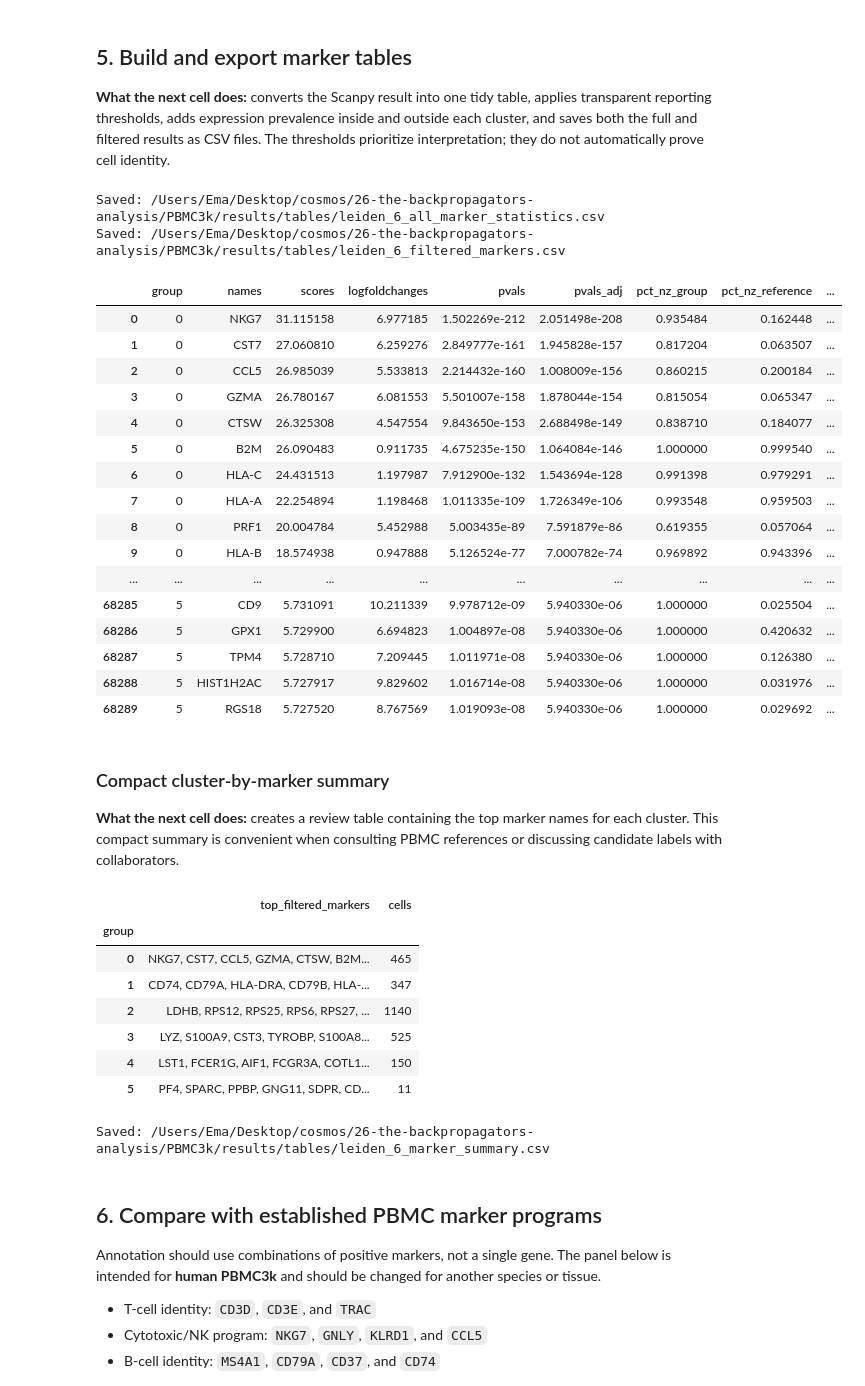
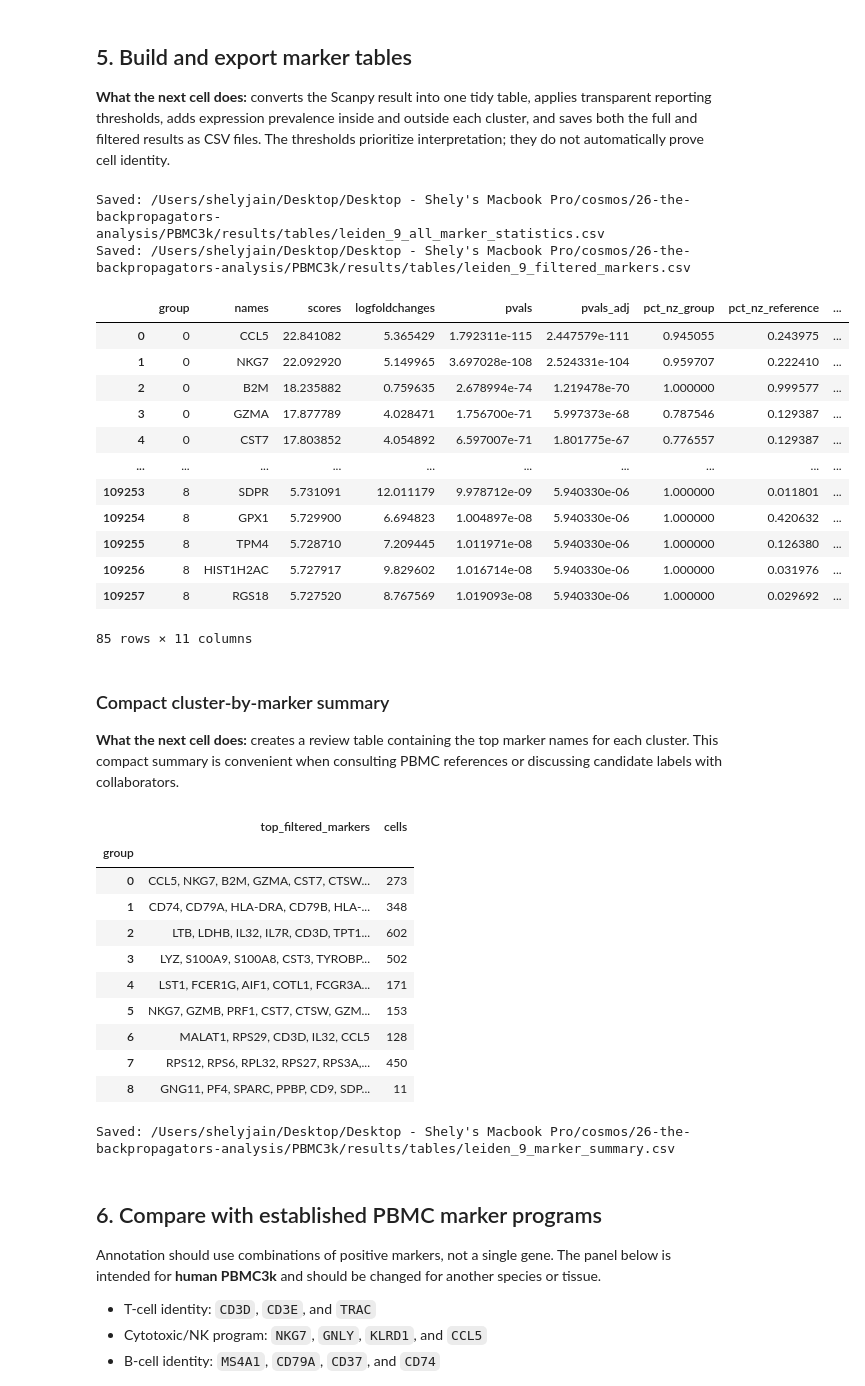
Before and after one commit to ucd-cosmos-data/26-the-backpropagators-analysis, a Jupyter notebook: PBMC3k/notebooks/04_marker_gene_discovery.ipynb, the cells around one changed output. Drawn from its saved outputs; the diff is of its cells as text; code cells hidden in the pictures.

```diff
--- a/PBMC3k/notebooks/04_marker_gene_discovery.ipynb
+++ b/PBMC3k/notebooks/04_marker_gene_discovery.ipynb
@@ -233,53 +236,49 @@ for cluster in cluster_names:
             "group": cluster_string,
             "names": gene,
             "fraction_expressing_in_cluster": pts.loc[gene, cluster],
             "fraction_expressing_outside_cluster": pts_rest.loc[gene, cluster],
         })
 
 prevalence = pd.DataFrame(prevalence_rows)
 all_markers = all_markers.merge(prevalence, on=["group", "names"], how="left")
 all_markers["expression_fraction_gap"] = (
     all_markers["fraction_expressing_in_cluster"]
     - all_markers["fraction_expressing_outside_cluster"]
 )
 
 filtered_markers = all_markers.loc[
     (all_markers["pvals_adj"] < MAX_ADJUSTED_P_VALUE)
     & (all_markers["logfoldchanges"] > MIN_LOG2_FOLD_CHANGE)
     & (all_markers["fraction_expressing_in_cluster"] >= 0.25)
 ].copy()
 filtered_markers = filtered_markers.sort_values(
     ["group", "scores"], ascending=[True, False]
 )
 
-full_marker_path = TABLES / "leiden_6_all_marker_statistics.csv"
-filtered_marker_path = TABLES / "leiden_6_filtered_markers.csv"
+full_marker_path = TABLES / "leiden_9_all_marker_statistics.csv"
+filtered_marker_path = TABLES / "leiden_9_filtered_markers.csv"
 all_markers.to_csv(full_marker_path, index=False)
 filtered_markers.to_csv(filtered_marker_path, index=False)
 
 print("Saved:", full_marker_path)
 print("Saved:", filtered_marker_path)
 display(filtered_markers.groupby("group", observed=True).head(10))
 # %% [output]
-Saved: /Users/Ema/Desktop/cosmos/26-the-backpropagators-analysis/PBMC3k/results/tables/leiden_6_all_marker_statistics.csv
-Saved: /Users/Ema/Desktop/cosmos/26-the-backpropagators-analysis/PBMC3k/results/tables/leiden_6_filtered_markers.csv
+Saved: /Users/shelyjain/Desktop/Desktop - Shely's Macbook Pro/cosmos/26-the-backpropagators-analysis/PBMC3k/results/tables/leiden_9_all_marker_statistics.csv
+Saved: /Users/shelyjain/Desktop/Desktop - Shely's Macbook Pro/cosmos/26-the-backpropagators-analysis/PBMC3k/results/tables/leiden_9_filtered_markers.csv
 |  | group | names | scores | logfoldchanges | pvals | pvals_adj | pct_nz_group | pct_nz_reference | ... |
-| 0 | 0 | NKG7 | 31.115158 | 6.977185 | 1.502269e-212 | 2.051498e-208 | 0.935484 | 0.162448 | ... |
-| 1 | 0 | CST7 | 27.060810 | 6.259276 | 2.849777e-161 | 1.945828e-157 | 0.817204 | 0.063507 | ... |
-| 2 | 0 | CCL5 | 26.985039 | 5.533813 | 2.214432e-160 | 1.008009e-156 | 0.860215 | 0.200184 | ... |
-| 3 | 0 | GZMA | 26.780167 | 6.081553 | 5.501007e-158 | 1.878044e-154 | 0.815054 | 0.065347 | ... |
-| 4 | 0 | CTSW | 26.325308 | 4.547554 | 9.843650e-153 | 2.688498e-149 | 0.838710 | 0.184077 | ... |
-| 5 | 0 | B2M | 26.090483 | 0.911735 | 4.675235e-150 | 1.064084e-146 | 1.000000 | 0.999540 | ... |
-| 6 | 0 | HLA-C | 24.431513 | 1.197987 | 7.912900e-132 | 1.543694e-128 | 0.991398 | 0.979291 | ... |
-| 7 | 0 | HLA-A | 22.254894 | 1.198468 | 1.011335e-109 | 1.726349e-106 | 0.993548 | 0.959503 | ... |
-| 8 | 0 | PRF1 | 20.004784 | 5.452988 | 5.003435e-89 | 7.591879e-86 | 0.619355 | 0.057064 | ... |
-| 9 | 0 | HLA-B | 18.574938 | 0.947888 | 5.126524e-77 | 7.000782e-74 | 0.969892 | 0.943396 | ... |
+| 0 | 0 | CCL5 | 22.841082 | 5.365429 | 1.792311e-115 | 2.447579e-111 | 0.945055 | 0.243975 | ... |
+| 1 | 0 | NKG7 | 22.092920 | 5.149965 | 3.697028e-108 | 2.524331e-104 | 0.959707 | 0.222410 | ... |
+| 2 | 0 | B2M | 18.235882 | 0.759635 | 2.678994e-74 | 1.219478e-70 | 1.000000 | 0.999577 | ... |
+| 3 | 0 | GZMA | 17.877789 | 4.028471 | 1.756700e-71 | 5.997373e-68 | 0.787546 | 0.129387 | ... |
+| 4 | 0 | CST7 | 17.803852 | 4.054892 | 6.597007e-71 | 1.801775e-67 | 0.776557 | 0.129387 | ... |
 | ... | ... | ... | ... | ... | ... | ... | ... | ... | ... |
-| 68285 | 5 | CD9 | 5.731091 | 10.211339 | 9.978712e-09 | 5.940330e-06 | 1.000000 | 0.025504 | ... |
-| 68286 | 5 | GPX1 | 5.729900 | 6.694823 | 1.004897e-08 | 5.940330e-06 | 1.000000 | 0.420632 | ... |
-| 68287 | 5 | TPM4 | 5.728710 | 7.209445 | 1.011971e-08 | 5.940330e-06 | 1.000000 | 0.126380 | ... |
-| 68288 | 5 | HIST1H2AC | 5.727917 | 9.829602 | 1.016714e-08 | 5.940330e-06 | 1.000000 | 0.031976 | ... |
-| 68289 | 5 | RGS18 | 5.727520 | 8.767569 | 1.019093e-08 | 5.940330e-06 | 1.000000 | 0.029692 | ... |
+| 109253 | 8 | SDPR | 5.731091 | 12.011179 | 9.978712e-09 | 5.940330e-06 | 1.000000 | 0.011801 | ... |
+| 109254 | 8 | GPX1 | 5.729900 | 6.694823 | 1.004897e-08 | 5.940330e-06 | 1.000000 | 0.420632 | ... |
+| 109255 | 8 | TPM4 | 5.728710 | 7.209445 | 1.011971e-08 | 5.940330e-06 | 1.000000 | 0.126380 | ... |
+| 109256 | 8 | HIST1H2AC | 5.727917 | 9.829602 | 1.016714e-08 | 5.940330e-06 | 1.000000 | 0.031976 | ... |
+| 109257 | 8 | RGS18 | 5.727520 | 8.767569 | 1.019093e-08 | 5.940330e-06 | 1.000000 | 0.029692 | ... |
+85 rows × 11 columns
 # %% [markdown]
 ### Compact cluster-by-marker summary
 
@@ -297,19 +296,22 @@ cluster_marker_summary["cells"] = [
 ]
 display(cluster_marker_summary)
 
-summary_path = TABLES / "leiden_6_marker_summary.csv"
+summary_path = TABLES / "leiden_9_marker_summary.csv"
 cluster_marker_summary.to_csv(summary_path)
 print("Saved:", summary_path)
 # %% [output]
 |  | top_filtered_markers | cells |
 | group |  |  |
-| 0 | NKG7, CST7, CCL5, GZMA, CTSW, B2M... | 465 |
-| 1 | CD74, CD79A, HLA-DRA, CD79B, HLA-... | 347 |
-| 2 | LDHB, RPS12, RPS25, RPS6, RPS27, ... | 1140 |
-| 3 | LYZ, S100A9, CST3, TYROBP, S100A8... | 525 |
-| 4 | LST1, FCER1G, AIF1, FCGR3A, COTL1... | 150 |
-| 5 | PF4, SPARC, PPBP, GNG11, SDPR, CD... | 11 |
+| 0 | CCL5, NKG7, B2M, GZMA, CST7, CTSW... | 273 |
+| 1 | CD74, CD79A, HLA-DRA, CD79B, HLA-... | 348 |
+| 2 | LTB, LDHB, IL32, IL7R, CD3D, TPT1... | 602 |
+| 3 | LYZ, S100A9, S100A8, CST3, TYROBP... | 502 |
+| 4 | LST1, FCER1G, AIF1, COTL1, FCGR3A... | 171 |
+| 5 | NKG7, GZMB, PRF1, CST7, CTSW, GZM... | 153 |
+| 6 | MALAT1, RPS29, CD3D, IL32, CCL5 | 128 |
+| 7 | RPS12, RPS6, RPL32, RPS27, RPS3A,... | 450 |
+| 8 | GNG11, PF4, SPARC, PPBP, CD9, SDP... | 11 |
-Saved: /Users/Ema/Desktop/cosmos/26-the-backpropagators-analysis/PBMC3k/results/tables/leiden_6_marker_summary.csv
+Saved: /Users/shelyjain/Desktop/Desktop - Shely's Macbook Pro/cosmos/26-the-backpropagators-analysis/PBMC3k/results/tables/leiden_9_marker_summary.csv
 # %% [markdown]
 ## 6. Compare with established PBMC marker programs
 
```
Also changed, not shown: parts of 18 cells of this notebook, 7 other files.
